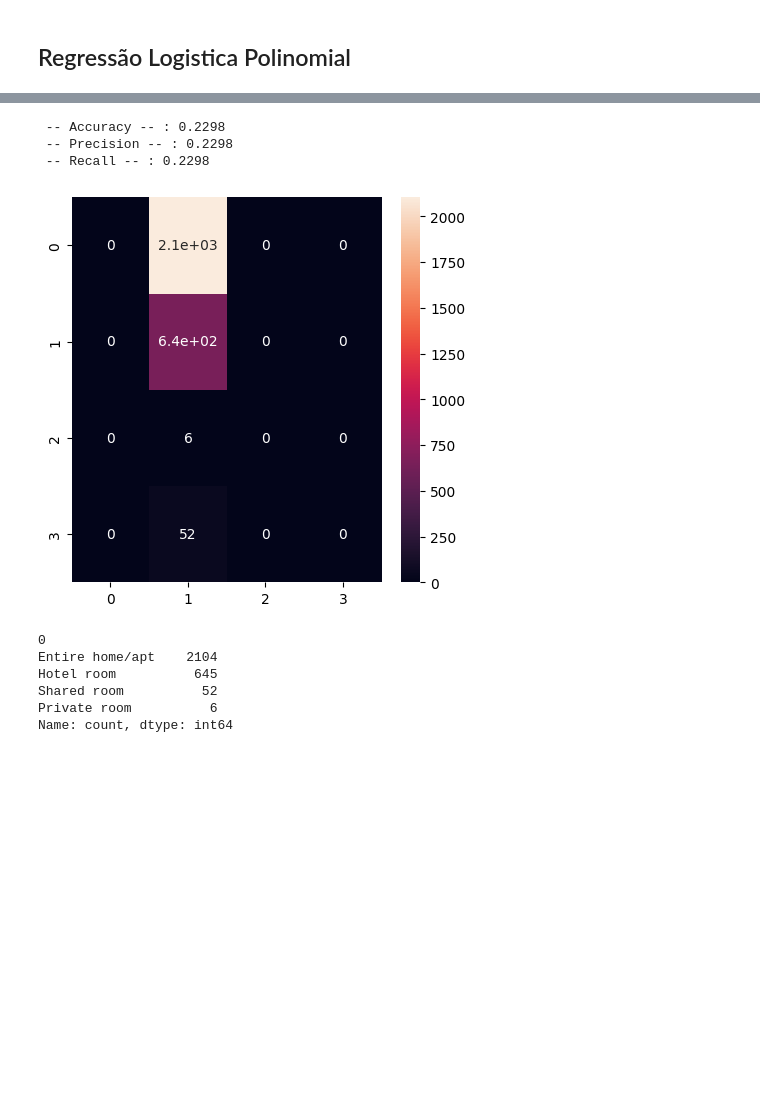
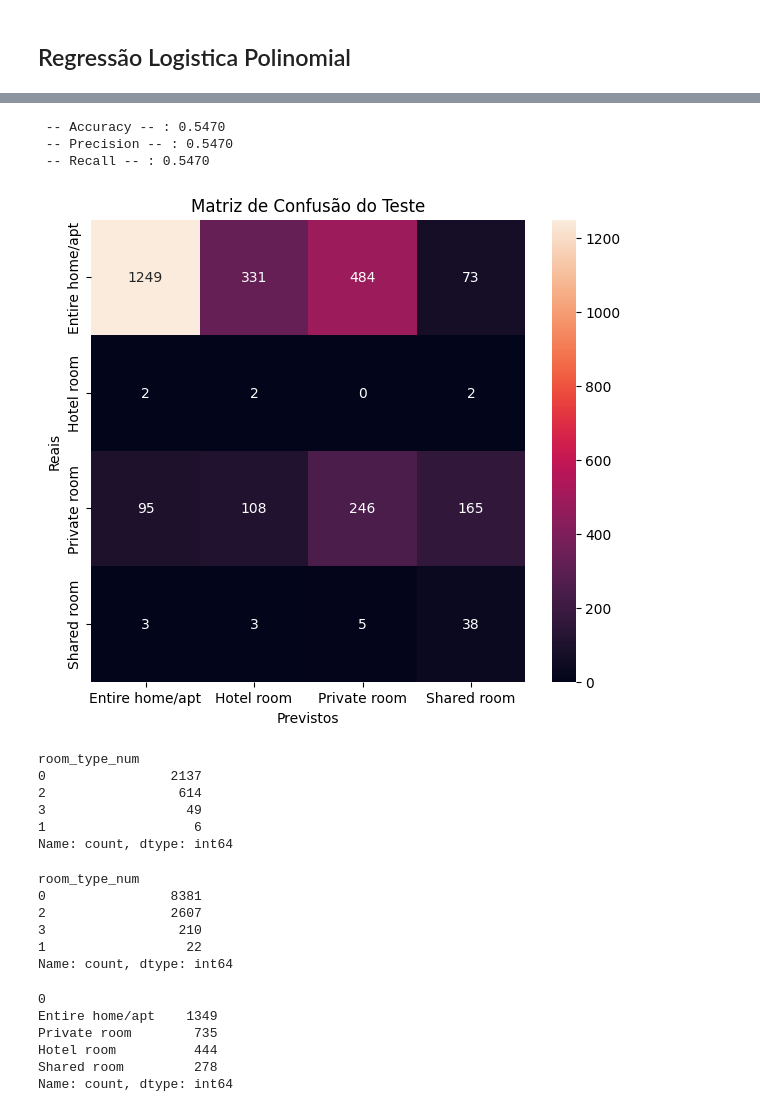
Before and after one commit to glauciapamponet/AirbnbAnalisys, a Jupyter notebook: airbnb-analysis.ipynb, the cells around one changed output, grey strips where cells are left out. Saved outputs shown, nothing was run; the diff lists cells and outputs as text; code cells hidden in the pictures; blank space fills up the shorter version.

```diff
--- a/airbnb-analysis.ipynb
+++ b/airbnb-analysis.ipynb
@@ -335,24 +350,34 @@ def print_test_metrics(y_true, y_pred):
 # %%
 from sklearn.metrics import confusion_matrix
 
-def get_confusion_matrix(y_true, y_pred):
-    cm = confusion_matrix(y_true, y_pred)
-    fig = plt.figure(figsize=(5,5))
-#     plt.imgshow(cm, cmap='Blues', interpolation='nearest')
-    sns.heatmap(cm, annot=True)
+def get_confusion_matrix(y_true, y_pred, map_cat):
+    cm = pd.DataFrame(confusion_matrix(y_true, y_pred), index=map_cat.values(), columns=map_cat.values())
+    fig = plt.figure(figsize=(7,6))
+    heat = sns.heatmap(cm, annot=True, fmt="g", annot_kws={"size": 10})
+    heat.set_title('Matriz de Confusão do Teste')
+    heat.set_xlabel('Previstos')
+    heat.set_ylabel('Reais')
 # %% [markdown]
 ## Regressão Logistica Polinomial
 # %%
 from sklearn.linear_model import LogisticRegression
 
 modelRLM = LogisticRegression(multi_class='multinomial', solver='lbfgs')
+train_X_conc, train_y_conc = None, None
 
-for i in range(0, 4):
-    train_X_conc = np.concatenate((data_train_X, batches['train'][0][i]))
-    train_y_conc = np.concatenate((data_train_y, batches['train'][1][i]))
-    metricas_val = training_validation(modelRLM, train_X_conc, train_y_conc)
+#  Treinamento bruto
+# metricas_val = training_validation(modelRLM, X_train_scaled, y_train)
+# modelRLM.fit(X_train_scaled, y_train)
 
-modelRLM.fit(data_train_X, data_train_y)
+# Treinamento com divisão
+# for i in range(0, 1):
+#     train_X_conc = np.concatenate((data_train_X, batches['train'][0][i]))
+#     train_y_conc = np.concatenate((data_train_y, batches['train'][1][i]))
+#     metricas_val = training_validation(modelRLM, train_X_conc, train_y_conc)
+
+# Treinamento oversampled
+metricas_val = training_validation(modelRLM, X_resampled, y_resampled)
+modelRLM.fit(X_resampled, y_resampled)
 
 print_avg_training(metricas_val)
 show_graph_training(metricas_val, 'Regressão Logistica Multinomial')
@@ -366,22 +391,40 @@ show_graph_training(metricas_val, 'Regressão Logistica Multinomial')
 # %%
-map_categories = dict(enumerate(list(dados_limpos.room_type.unique())))
-
-y_true = np.vectorize(map_categories.get)(data_test_y)
-y_pred = np.vectorize(map_categories.get)(modelRLM.predict(data_test_X))
+map_categories = { 0: 'Entire home/apt', 1: 'Hotel room', 2: 'Private room', 3: 'Shared room'}
+predicted = modelRLM.predict(X_test_scaled)
+y_true = np.vectorize(map_categories.get)(y_test_over)
+y_pred = np.vectorize(map_categories.get)(predicted)
 
 print_test_metrics(y_true, y_pred)
-get_confusion_matrix(y_true, y_pred)
+get_confusion_matrix(y_true, y_pred, map_categories)
 # %% [output]
- -- Accuracy -- : 0.2298
- -- Precision -- : 0.2298
- -- Recall -- : 0.2298
+ -- Accuracy -- : 0.5470
+ -- Precision -- : 0.5470
+ -- Recall -- : 0.5470
-[figure, old version]
+[figure, new version]
 # %%
-pd.DataFrame(y_true).value_counts()
+pd.DataFrame(y_test_over).value_counts()
 # %% [output]
-0
-Entire home/apt    2104
-Hotel room          645
-Shared room          52
-Private room          6
+room_type_num
+0                2137
+2                 614
+3                  49
+1                   6
 Name: count, dtype: int64
+# %%
+pd.DataFrame(y_train).value_counts()
+# %% [output]
+room_type_num
+0                8381
+2                2607
+3                 210
+1                  22
+Name: count, dtype: int64
+# %%
+pd.DataFrame(y_pred).value_counts()
+# %% [output]
+0
+Entire home/apt    1349
+Private room        735
+Hotel room          444
+Shared room         278
+Name: count, dtype: int64
```
Also changed, not shown: parts of 5 cells of this notebook.
